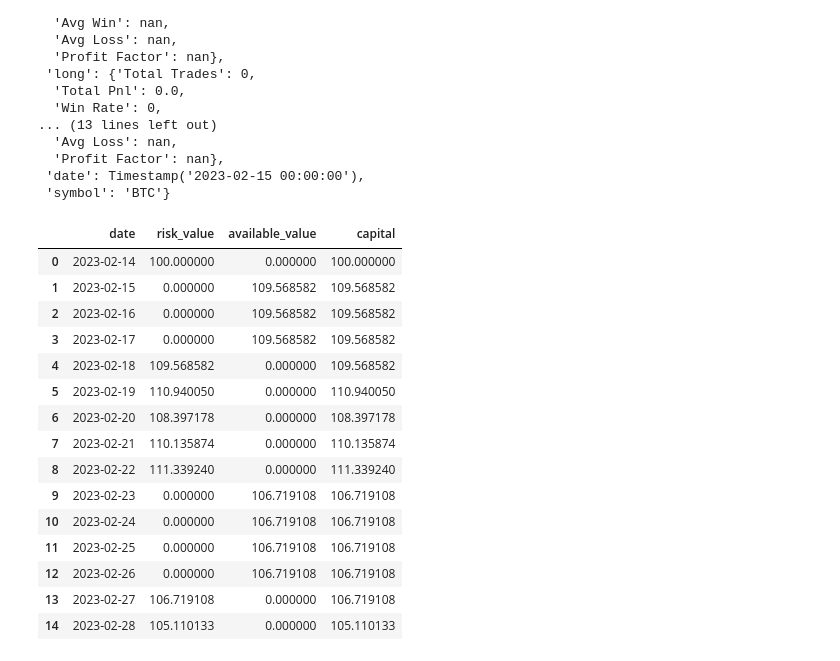
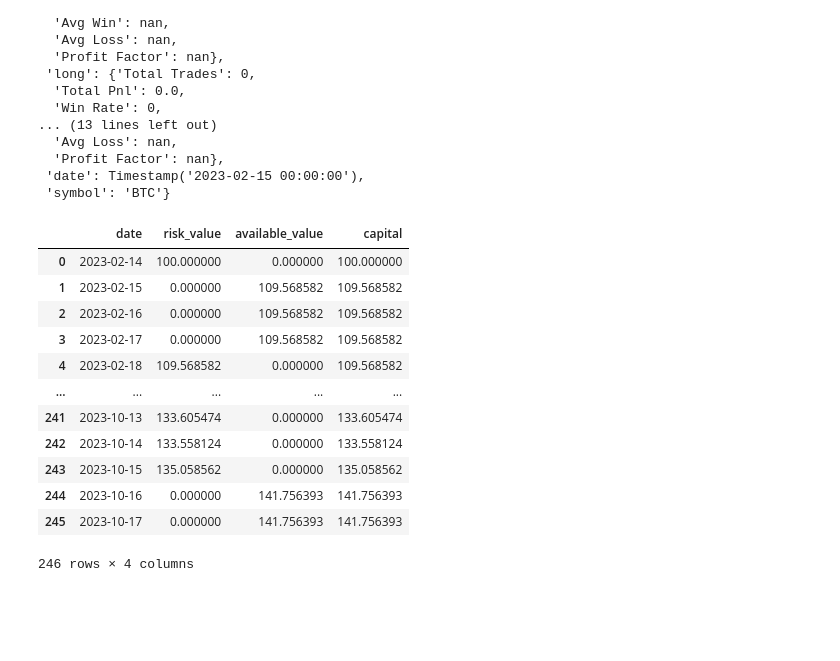
Before and after one commit to cedTrad/C-Syst, a Jupyter notebook: labs.ipynb, the cells around one changed output. Cells and saved outputs as stored; diff of their text form; code cells hidden in the pictures; blank space fills up the shorter version.

```diff
--- a/labs.ipynb
+++ b/labs.ipynb
@@ -91,21 +73,18 @@ agent_1.postindicator[0]
  'date': Timestamp('2023-02-15 00:00:00'),
  'symbol': 'BTC'}
 # %%
-env.journal.portfolio_data.head(15)
+env.journal.portfolio_data
 # %% [output]
 |  | date | risk_value | available_value | capital |
 | 0 | 2023-02-14 | 100.000000 | 0.000000 | 100.000000 |
 | 1 | 2023-02-15 | 0.000000 | 109.568582 | 109.568582 |
 | 2 | 2023-02-16 | 0.000000 | 109.568582 | 109.568582 |
 | 3 | 2023-02-17 | 0.000000 | 109.568582 | 109.568582 |
 | 4 | 2023-02-18 | 109.568582 | 0.000000 | 109.568582 |
-| 5 | 2023-02-19 | 110.940050 | 0.000000 | 110.940050 |
-| 6 | 2023-02-20 | 108.397178 | 0.000000 | 108.397178 |
-| 7 | 2023-02-21 | 110.135874 | 0.000000 | 110.135874 |
-| 8 | 2023-02-22 | 111.339240 | 0.000000 | 111.339240 |
-| 9 | 2023-02-23 | 0.000000 | 106.719108 | 106.719108 |
-| 10 | 2023-02-24 | 0.000000 | 106.719108 | 106.719108 |
-| 11 | 2023-02-25 | 0.000000 | 106.719108 | 106.719108 |
-| 12 | 2023-02-26 | 0.000000 | 106.719108 | 106.719108 |
-| 13 | 2023-02-27 | 106.719108 | 0.000000 | 106.719108 |
-| 14 | 2023-02-28 | 105.110133 | 0.000000 | 105.110133 |
+| ... | ... | ... | ... | ... |
+| 241 | 2023-10-13 | 133.605474 | 0.000000 | 133.605474 |
+| 242 | 2023-10-14 | 133.558124 | 0.000000 | 133.558124 |
+| 243 | 2023-10-15 | 135.058562 | 0.000000 | 135.058562 |
+| 244 | 2023-10-16 | 0.000000 | 141.756393 | 141.756393 |
+| 245 | 2023-10-17 | 0.000000 | 141.756393 | 141.756393 |
+246 rows × 4 columns
```
Also changed, not shown: parts of 3 cells of this notebook, 5 other files.
